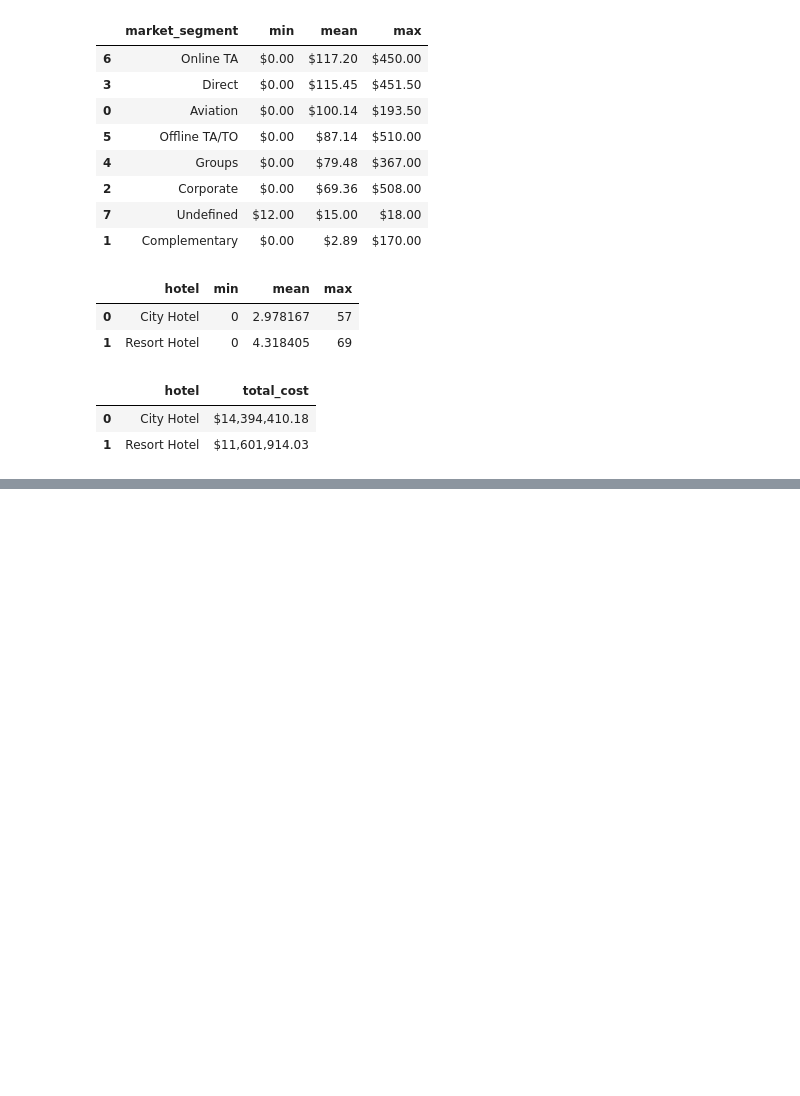
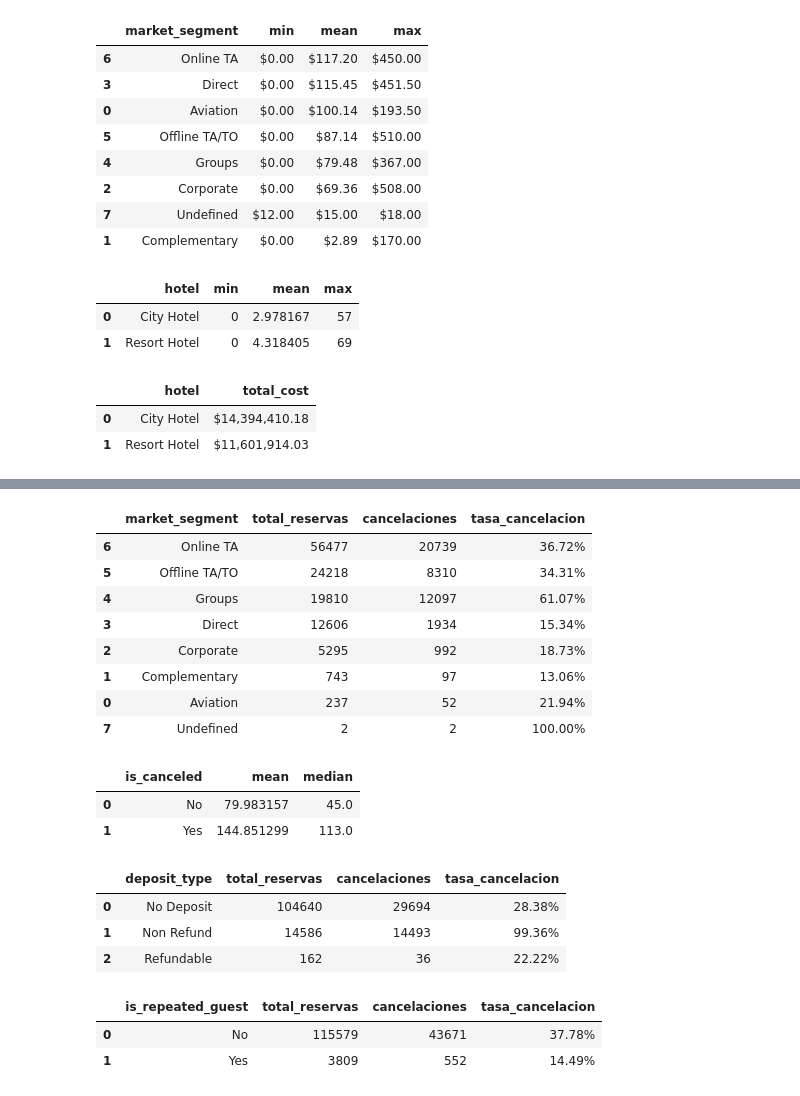
Before and after one commit to luisferdm6/02_analisis_hotelero_pandas, a Jupyter notebook: 01_limpieza_y_agrupaciones_hotel.ipynb, the cells around one changed output, grey strips where cells are left out. Drawn from its saved outputs; the diff is of its cells as text; code cells hidden in the pictures; blank space fills up the shorter version.

Commit message:
analisis de tasas de cancelacion por canal, lead time, deposito y lealtad

```diff
--- a/01_limpieza_y_agrupaciones_hotel.ipynb
+++ b/01_limpieza_y_agrupaciones_hotel.ipynb
@@ -317,0 +330,8 @@ ingresos_hotel
+# %%
+#¿Qué porcentaje exacto de todas las reservas recibidas termina en cancelación en cada hotel?
+
+df_real['cancelada_num'] = df_real['is_canceled'] == 'Yes'
+
+tasa_cancelacion = df_real.groupby('hotel')['cancelada_num'].mean().map('{:.2%}'.format).reset_index()
+
+tasa_cancelacion
@@ -317,0 +358,71 @@ ingresos_hotel
+# %%
+#¿Cuántas reservas totales tenía realmente el canal Undefined que marcaba 100%?
+
+#¿Cuál es el canal que aporta el mayor volumen de clientes al hotel?
+
+total_reservas = df_real.groupby('market_segment').agg(
+    total_reservas = ('is_canceled','count'),
+    cancelaciones = ('cancelada_num','sum'),
+    tasa_cancelacion = ('cancelada_num','mean')
+).reset_index()
+
+total_reservas = total_reservas.sort_values(by='total_reservas',ascending=False)
+
+total_reservas['tasa_cancelacion'] = total_reservas['tasa_cancelacion'].map('{:.2%}'.format)
+
+total_reservas
+# %% [output]
+|  | market_segment | total_reservas | cancelaciones | tasa_cancelacion |
+| 6 | Online TA | 56477 | 20739 | 36.72% |
+| 5 | Offline TA/TO | 24218 | 8310 | 34.31% |
+| 4 | Groups | 19810 | 12097 | 61.07% |
+| 3 | Direct | 12606 | 1934 | 15.34% |
+| 2 | Corporate | 5295 | 992 | 18.73% |
+| 1 | Complementary | 743 | 97 | 13.06% |
+| 0 | Aviation | 237 | 52 | 21.94% |
+| 7 | Undefined | 2 | 2 | 100.00% |
+# %%
+#¿Con cuántos días de anticipación reservan las personas que sí se quedan a dormir en comparación con las que terminan cancelando?
+
+anticipacion_cancelacion = df_real.groupby('is_canceled')['lead_time'].agg(['mean','median']).reset_index()
+
+anticipacion_cancelacion
+# %% [output]
+|  | is_canceled | mean | median |
+| 0 | No | 79.983157 | 45.0 |
+| 1 | Yes | 144.851299 | 113.0 |
+# %%
+#Si los clientes reservan con 4 meses de anticipación y cancelan de forma masiva... ¿por qué se dan ese lujo sin temor a perder dinero? ¿Qué tipo de garantía o anticipo les estamos pidiendo?
+
+resumen_deposito = df_real.groupby('deposit_type').agg(
+    total_reservas = ('is_canceled','count'),
+    cancelaciones = ('cancelada_num','sum'),
+    tasa_cancelacion = ('cancelada_num','mean')
+).sort_values(by='total_reservas', ascending=False).reset_index()
+
+resumen_deposito['tasa_cancelacion'] = resumen_deposito['tasa_cancelacion'].map('{:.2%}'.format)
+
+resumen_deposito
+# %% [output]
+|  | deposit_type | total_reservas | cancelaciones | tasa_cancelacion |
+| 0 | No Deposit | 104640 | 29694 | 28.38% |
+| 1 | Non Refund | 14586 | 14493 | 99.36% |
+| 2 | Refundable | 162 | 36 | 22.22% |
+# %%
+#¿Los clientes recurrentes (huéspedes que ya nos conocen y han visitado el hotel antes) son más confiables que los clientes primerizos? ¿Qué tasa de cancelación tiene cada grupo?
+
+resumen_lealtad = df_real.groupby('is_repeated_guest').agg(
+    total_reservas = ('is_canceled','count'),
+    cancelaciones = ('cancelada_num','sum'),
+    tasa_cancelacion = ('cancelada_num','mean')
+).reset_index()
+
+resumen_lealtad['is_repeated_guest'] = resumen_lealtad['is_repeated_guest'].map({0 : 'No', 1 : 'Yes'})
+
+resumen_lealtad['tasa_cancelacion'] = resumen_lealtad['tasa_cancelacion'].map('{:.2%}'.format)
+
+resumen_lealtad
+# %% [output]
+|  | is_repeated_guest | total_reservas | cancelaciones | tasa_cancelacion |
+| 0 | No | 115579 | 43671 | 37.78% |
+| 1 | Yes | 3809 | 552 | 14.49% |
```
Also changed, not shown: parts of 3 cells of this notebook.
